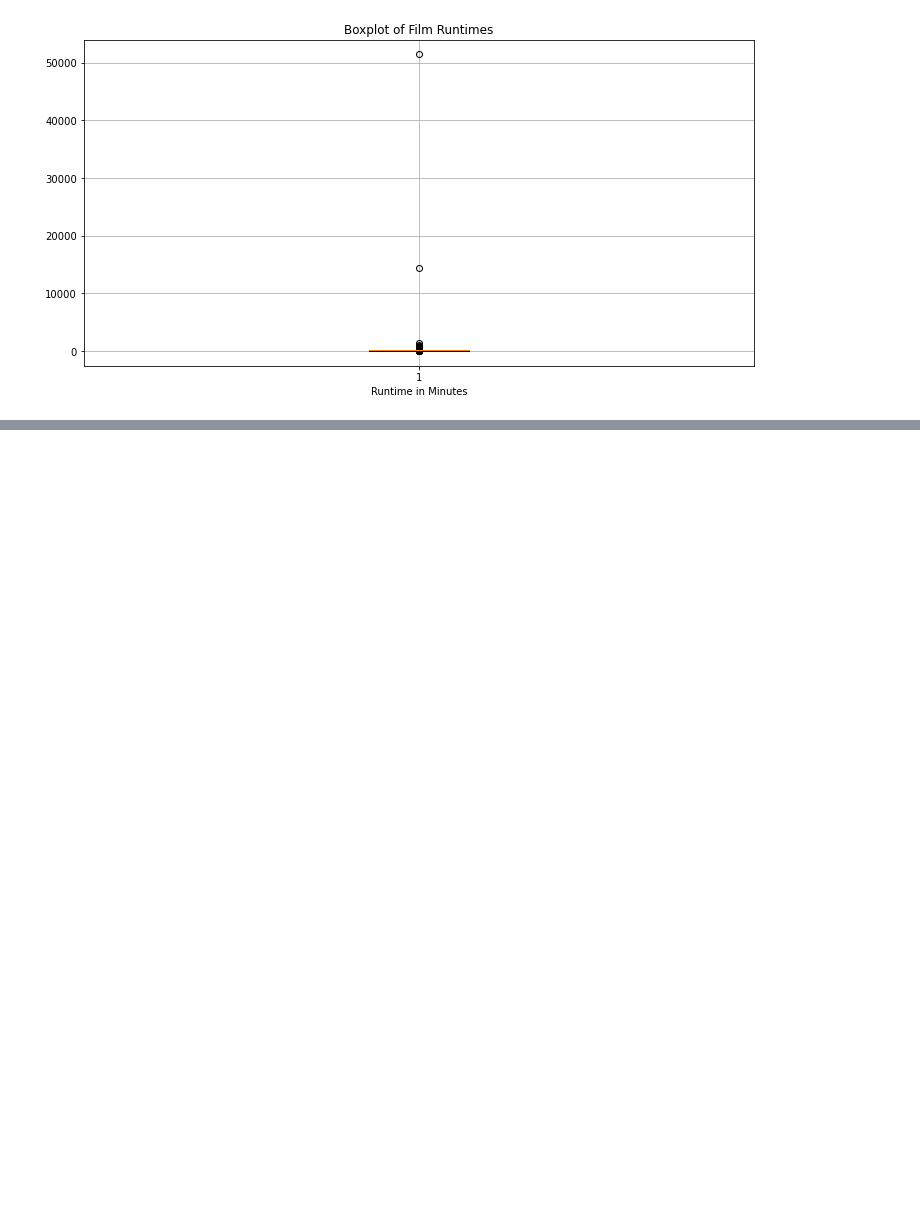
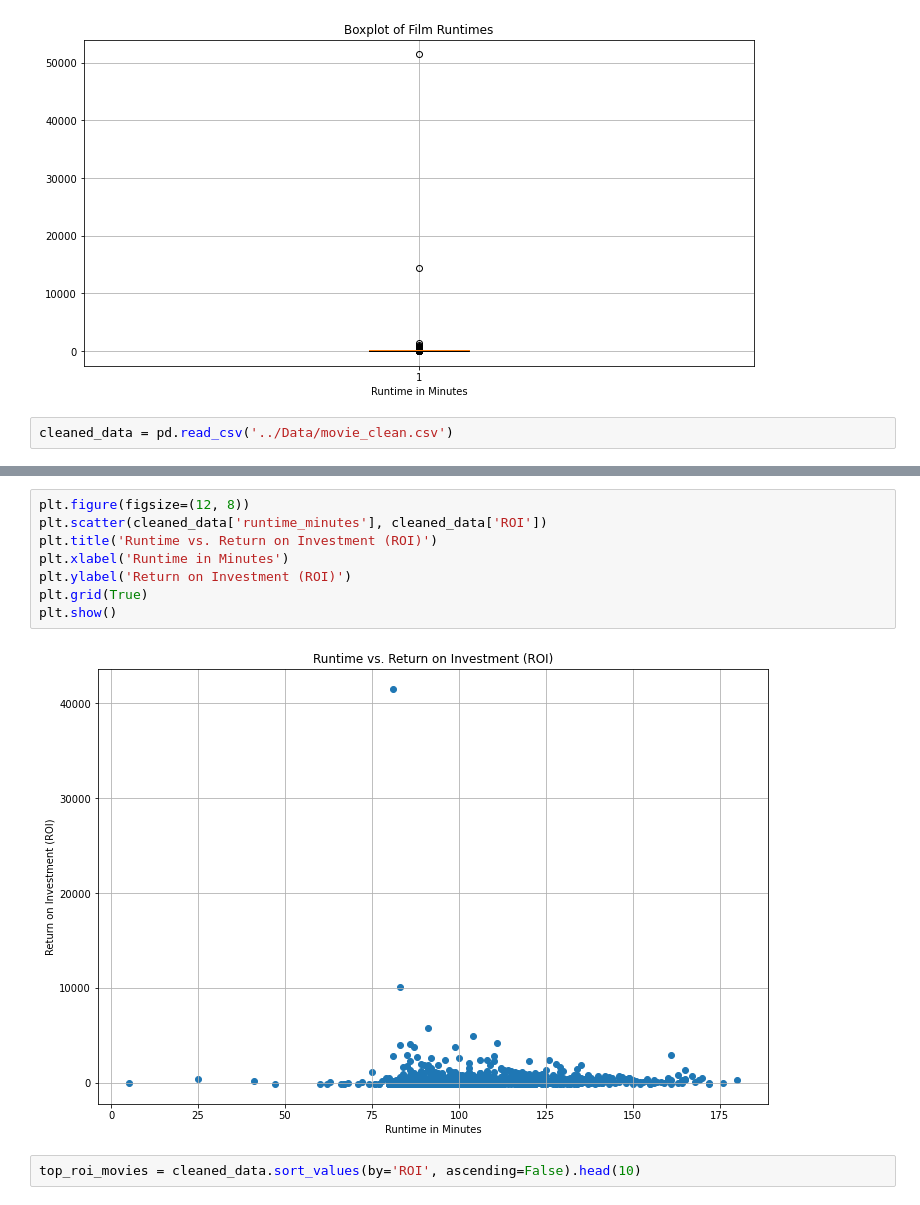
Before and after one commit to pyamin1878/Movie-Project, a Jupyter notebook: Notebooks/student_working_notebook_pat.ipynb, the cells around one changed output, grey strips where cells are left out. Cells and saved outputs as stored; diff of their text form; blank space fills up the shorter version.

Commit message:
Plot Cleaned Data

```diff
--- a/Notebooks/student_working_notebook_pat.ipynb
+++ b/Notebooks/student_working_notebook_pat.ipynb
@@ -469,3 +468,5 @@ plt.grid(True)
 plt.show()
 # %% [output]
 [figure]
+# %%
+cleaned_data = pd.read_csv('../Data/movie_clean.csv')
@@ -471,0 +514,12 @@ plt.show()
+# %%
+plt.figure(figsize=(12, 8))
+plt.scatter(cleaned_data['runtime_minutes'], cleaned_data['ROI'])
+plt.title('Runtime vs. Return on Investment (ROI)')
+plt.xlabel('Runtime in Minutes')
+plt.ylabel('Return on Investment (ROI)')
+plt.grid(True)
+plt.show()
+# %% [output]
+[figure, added]
+# %%
+top_roi_movies = cleaned_data.sort_values(by='ROI', ascending=False).head(10)
```
Also changed, not shown: parts of 8 cells of this notebook.
